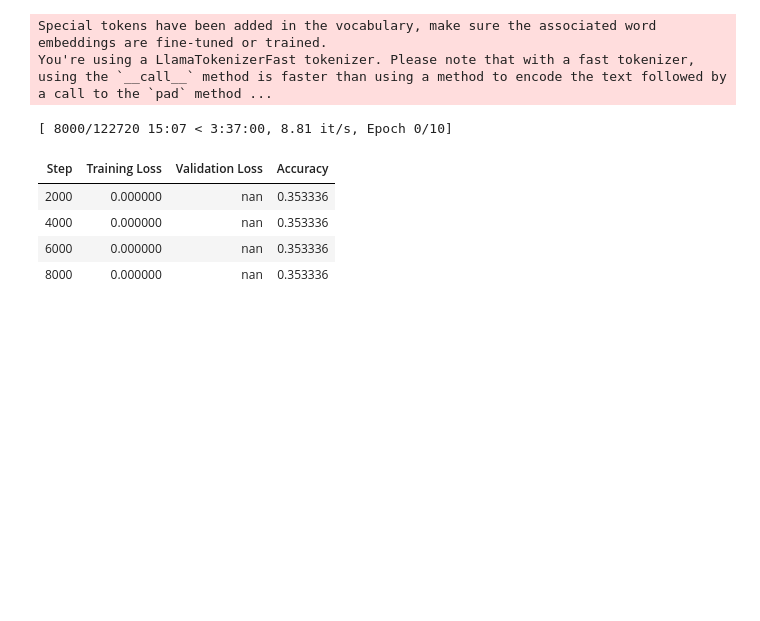
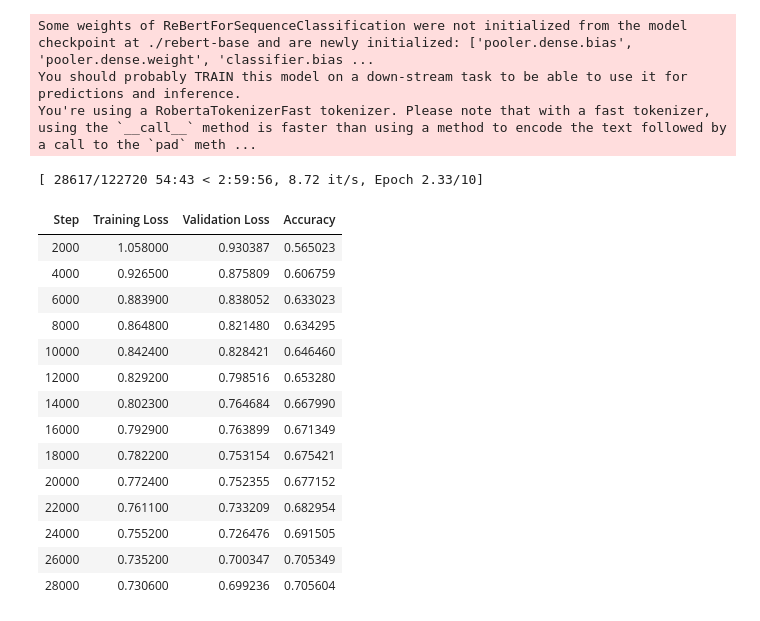
Before and after one commit to shilongdai/ROT5, a Jupyter notebook: finetune_mnli.ipynb, the cells around one changed output. Drawn from its saved outputs; the diff is of its cells as text; code cells hidden in the pictures; blank space fills up the shorter version.

```diff
--- a/finetune_mnli.ipynb
+++ b/finetune_mnli.ipynb
@@ -20,10 +28,6 @@ torch.manual_seed(42)
 device = "cuda"
 id2label = {0: "Entailment", 1: "Neutral", 2: "Contradiction"}
 label2id = {v: k for k, v in id2label.items()}
-
-model = AutoModelForSequenceClassification.from_pretrained(
-    "./rebert-base", num_labels=len(id2label), id2label=id2label, label2id=label2id
-).to(device)
-
-model
+ds = load_from_disk("./data/mnli_roberta")
+ds
 # %% [output]
@@ -52,3 +51,0 @@ for param in model.parameters():
-# %%
-ds = load_from_disk("./data/mnli_mistral")
-ds
@@ -82,0 +149,3 @@ def compute_metrics(eval_pred):
+# %%
+best_params = sorted(eval_result, key=lambda x: x[1]["eval_loss"])
+best_params[:5]
@@ -83,7 +170,7 @@ def compute_metrics(eval_pred):
 # %%
-BATCH_TRAIN = 32
+BATCH_TRAIN = best_params[0][0]["batch"]
 BATCH_EVAL = 128
-LEARNING_RATE = 2e-5
+LEARNING_RATE = best_params[0][0]["lr"]
 EPOCHS = 10
 SAVE_STEPS = 2000
 LOG_STEPS = 2000
@@ -95,6 +182,9 @@ TB_DIR = "rebert_scratch_mnli_tb"
 
 tokenizer = AutoTokenizer.from_pretrained("./rebert-base")
 data_collator = DataCollatorWithPadding(tokenizer=tokenizer)
+model = AutoModelForSequenceClassification.from_pretrained(
+        "./rebert-base", num_labels=len(id2label), id2label=id2label, label2id=label2id
+    ).to(device)
 
 training_args = TrainingArguments(
     output_dir=OUTPUT,
@@ -103,38 +193,49 @@ training_args = TrainingArguments(
     per_device_eval_batch_size=BATCH_EVAL,
     bf16=True,
     gradient_checkpointing=True,
     num_train_epochs=EPOCHS,
     weight_decay=LAMBDA,
     lr_scheduler_type="linear",
     warmup_ratio=WARMUP,
     evaluation_strategy="steps",
     save_strategy="steps",
     logging_steps=LOG_STEPS,
     save_steps=SAVE_STEPS,
     logging_dir=TB_DIR,
     save_total_limit=SAVE_LIMITS,
     load_best_model_at_end=True,
     seed=seed
 )
 
 trainer = Trainer(
     model=model,
     args=training_args,
     train_dataset=ds["train"],
     eval_dataset=ds["eval"],
     tokenizer=tokenizer,
     data_collator=data_collator,
     compute_metrics=compute_metrics,
-    callbacks=[EarlyStoppingCallback(early_stopping_patience=3)]
+    callbacks=[EarlyStoppingCallback(early_stopping_patience=5)]
 )
 
 results = trainer.train(resume_from_checkpoint=False)
 # %% [output]
-Special tokens have been added in the vocabulary, make sure the associated word embeddings are fine-tuned or trained.
-You're using a LlamaTokenizerFast tokenizer. Please note that with a fast tokenizer, using the `__call__` method is faster than using a method to encode the text followed by a call to the `pad` method ...
+Some weights of ReBertForSequenceClassification were not initialized from the model checkpoint at ./rebert-base and are newly initialized: ['pooler.dense.bias', 'pooler.dense.weight', 'classifier.bias ...
+You should probably TRAIN this model on a down-stream task to be able to use it for predictions and inference.
+You're using a RobertaTokenizerFast tokenizer. Please note that with a fast tokenizer, using the `__call__` method is faster than using a method to encode the text followed by a call to the `pad` meth ...
-[ 8000/122720 15:07 < 3:37:00, 8.81 it/s, Epoch 0/10]
+[ 28617/122720 54:43 < 2:59:56, 8.72 it/s, Epoch 2.33/10]
 | Step | Training Loss | Validation Loss | Accuracy |
-| 2000 | 0.000000 | nan | 0.353336 |
-| 4000 | 0.000000 | nan | 0.353336 |
-| 6000 | 0.000000 | nan | 0.353336 |
-| 8000 | 0.000000 | nan | 0.353336 |
+| 2000 | 1.058000 | 0.930387 | 0.565023 |
+| 4000 | 0.926500 | 0.875809 | 0.606759 |
+| 6000 | 0.883900 | 0.838052 | 0.633023 |
+| 8000 | 0.864800 | 0.821480 | 0.634295 |
+| 10000 | 0.842400 | 0.828421 | 0.646460 |
+| 12000 | 0.829200 | 0.798516 | 0.653280 |
+| 14000 | 0.802300 | 0.764684 | 0.667990 |
+| 16000 | 0.792900 | 0.763899 | 0.671349 |
+| 18000 | 0.782200 | 0.753154 | 0.675421 |
+| 20000 | 0.772400 | 0.752355 | 0.677152 |
+| 22000 | 0.761100 | 0.733209 | 0.682954 |
+| 24000 | 0.755200 | 0.726476 | 0.691505 |
+| 26000 | 0.735200 | 0.700347 | 0.705349 |
+| 28000 | 0.730600 | 0.699236 | 0.705604 |
```
Also changed, not shown: parts of 6 cells of this notebook, 8 other files.
